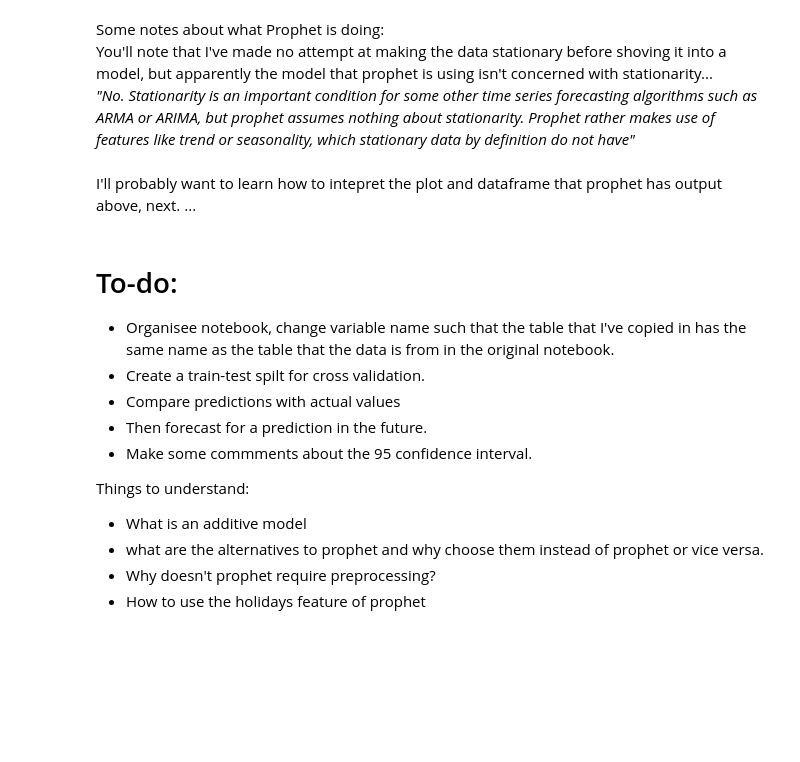
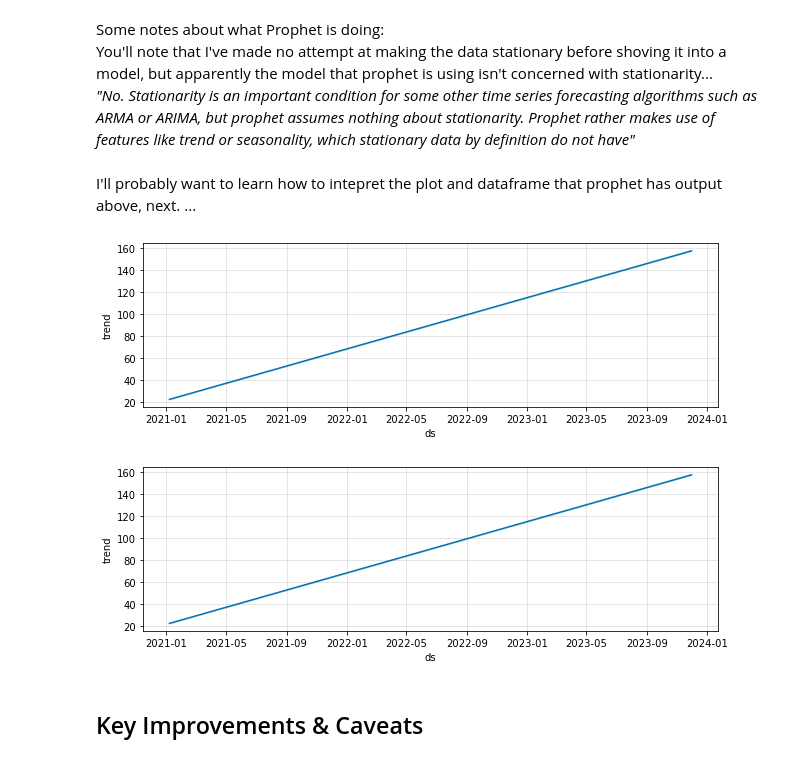
Before and after one commit to Louis-Bad/DACourse_prophet_forecast, a Jupyter notebook: forecasting.ipynb, the cells around one changed output. Drawn from its saved outputs; the diff is of its cells as text; code cells hidden in the pictures; blank space fills up the shorter version.

```diff
--- a/forecasting.ipynb
+++ b/forecasting.ipynb
@@ -111,17 +154,10 @@ You'll note that I've made no attempt at making the data stationary before shovi
 <br><br>
 I'll probably want to learn how to intepret the plot and dataframe that prophet has output above, next.
 ...
-# %% [markdown]
-# To-do:
-- Organisee notebook, change variable name such that the table that I've copied in has the same name as the table that the data is from in the original notebook.
-- Create a train-test spilt for cross validation.
-- Compare predictions with actual values
-- Then forecast for a prediction in the future.
-- Make some commments about the 95 confidence interval.
-
-
-Things to understand:
-- What is an additive model
-- what are the alternatives to prophet and why choose them instead of prophet or vice versa.
-- Why doesn't prophet require preprocessing?
-- How to use the holidays feature of prophet
+# %%
+model2.plot_components(forecast2)
+# %% [output]
+[figure, added]
+[figure, added]
+# %% [markdown]
+## Key Improvements & Caveats
```
Also changed, not shown: parts of 9 cells of this notebook.
